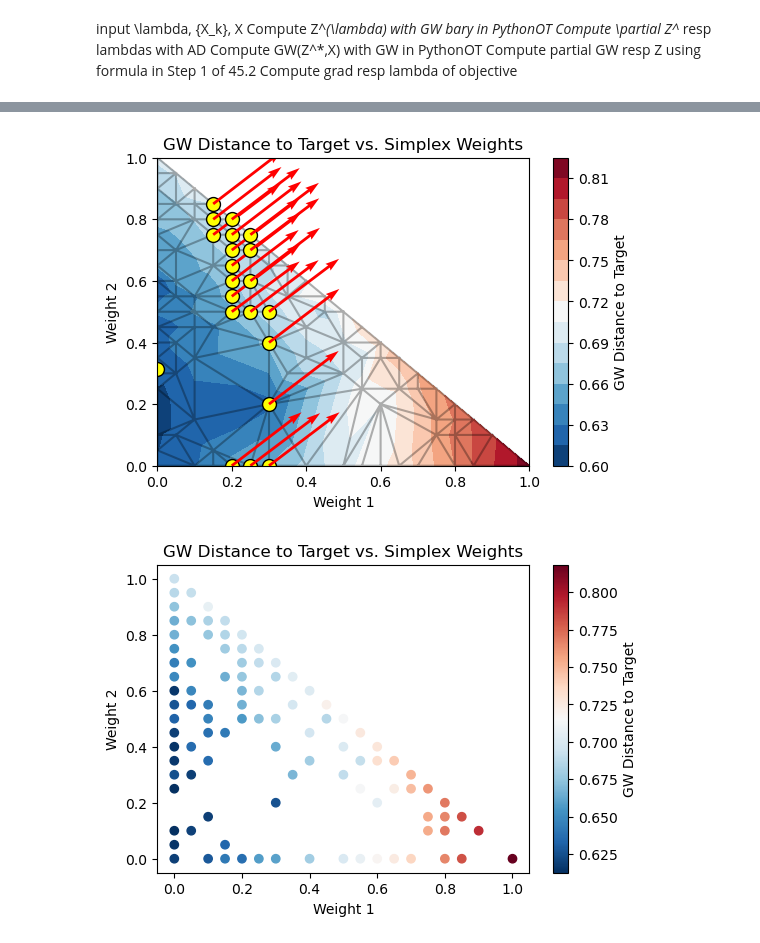
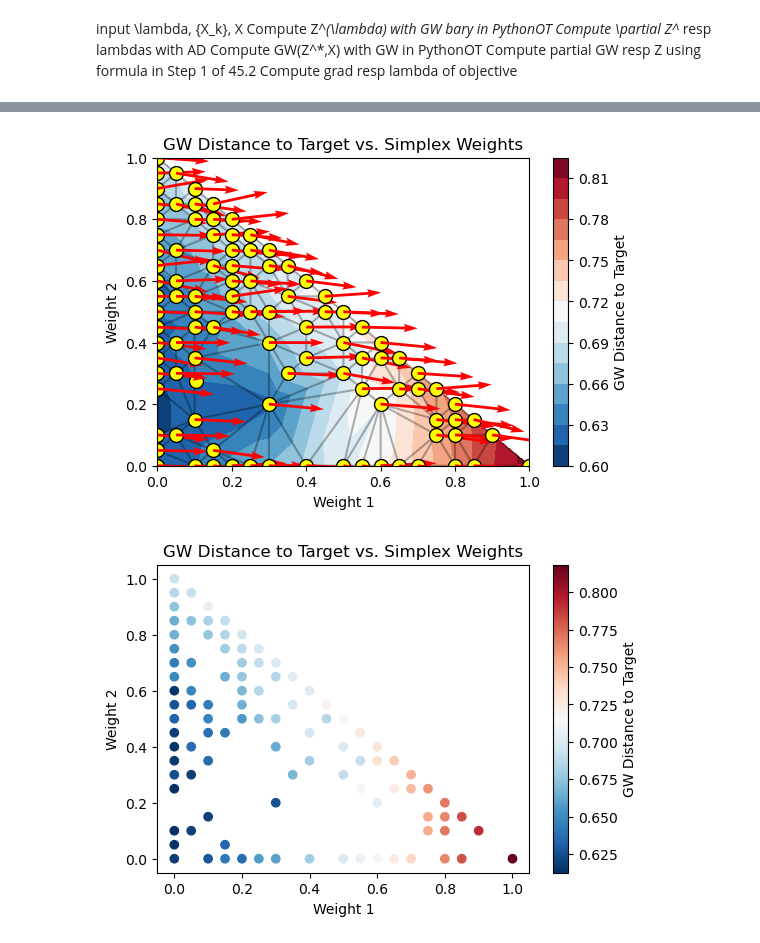
Before and after one commit to RocioDM/GW_BCM, a Jupyter notebook: 21-Experiment.ipynb, the cells around one changed output, grey strips where cells are left out. Saved outputs shown, nothing was run; the diff lists cells and outputs as text; code cells hidden in the pictures.

```diff
--- a/21-Experiment.ipynb
+++ b/21-Experiment.ipynb
@@ -340,11 +431,15 @@ y_grid_points = simplex_grid_points[~mask,1]
 z_grid_points = simplex_grid_points[~mask,2]
 
 lambda_list = []
+
+
 grad_lambda_list = []
-#for idx in range(len(x_grid_points)):
-for idx in range(40,60):
+for idx in range(len(x_grid_points)):
+#for idx in range(40,60):
     lambda_init = torch.tensor([x_grid_points[idx],y_grid_points[idx],z_grid_points[idx]], device=device)
-    grad_lambda = compute_gradient(lambda_init, Cs_torch, ps_torch, C_target, p_target)
-    grad_lambda_list.append(grad_lambda)
+    _, grad_lambda = compute_gradient(lambda_init, Cs_torch, ps_torch, C_target, p_target)
+    grad_coordinates = grad_lambda.detach().numpy() @ np.array([ [1,0], [0,1], [-1,-1] ]) # map to 2D coordinates
+
+    grad_lambda_list.append(grad_coordinates)
     lambda_list.append([x_grid_points[idx],y_grid_points[idx],z_grid_points[idx]])
 # %% [output]
@@ -386,34 +482,35 @@ z_masked = z[~mask]
 x_grid_points = simplex_grid_points[~mask,0]
 y_grid_points = simplex_grid_points[~mask,1]
 
 # Plot GW distances to target vs. simplex weights
 plt.figure(figsize=(6,4))
 plt.tricontourf(x_grid_points, y_grid_points, z_masked, levels=14, cmap="RdBu_r")
 plt.colorbar(label='GW Distance to Target')
 plt.xlabel('Weight 1')
 plt.ylabel('Weight 2')
 plt.title('GW Distance to Target vs. Simplex Weights')
 # Add triangulation grid
 triang = tri.Triangulation(x_grid_points, y_grid_points)
 plt.triplot(triang, color='k', alpha=0.3)
 plt.scatter(lambdas[0], lambdas[1], color='yellow', s=100, edgecolor='k', label='Computed Weights')
 
 for idx in range(len(grad_lambda_list)):
     lambda_point = lambda_list[idx]#.detach().cpu().numpy().copy()          # The computed lambda point
-    lambda_derivative = grad_lambda_list[idx].detach().cpu().numpy().copy()  # The derivative at that point
+    #lambda_derivative = grad_lambda_list[idx].detach().cpu().numpy().copy()  # The derivative at that point
+    lambda_derivative = grad_lambda_list[idx]
     plt.scatter(lambda_point[0], lambda_point[1], color='yellow', s=100, edgecolor='k', label='Computed Weights')
-    plt.quiver(lambda_point[0], lambda_point[1], lambda_derivative[0], lambda_derivative[1], angles='xy', scale_units='xy', scale=10, color='red')
+    plt.quiver(lambda_point[0], lambda_point[1], lambda_derivative[0], lambda_derivative[1], angles='xy', scale_units='xy', scale=1, color='red')
 
 plt.show()
 
 # Scatter plot of GW distances to target vs. simplex weights
 plt.figure(figsize=(6,4))
 plt.scatter(x_grid_points, y_grid_points, c=z_masked, cmap='RdBu_r')
 plt.colorbar(label='GW Distance to Target')
 plt.xlabel('Weight 1')
 plt.ylabel('Weight 2')
 plt.title('GW Distance to Target vs. Simplex Weights')
 plt.show()
 # %% [output]
-[figure, old version]
+[figure, new version]
 [figure]
```
Also changed, not shown: parts of 7 cells of this notebook, 3 other files.
